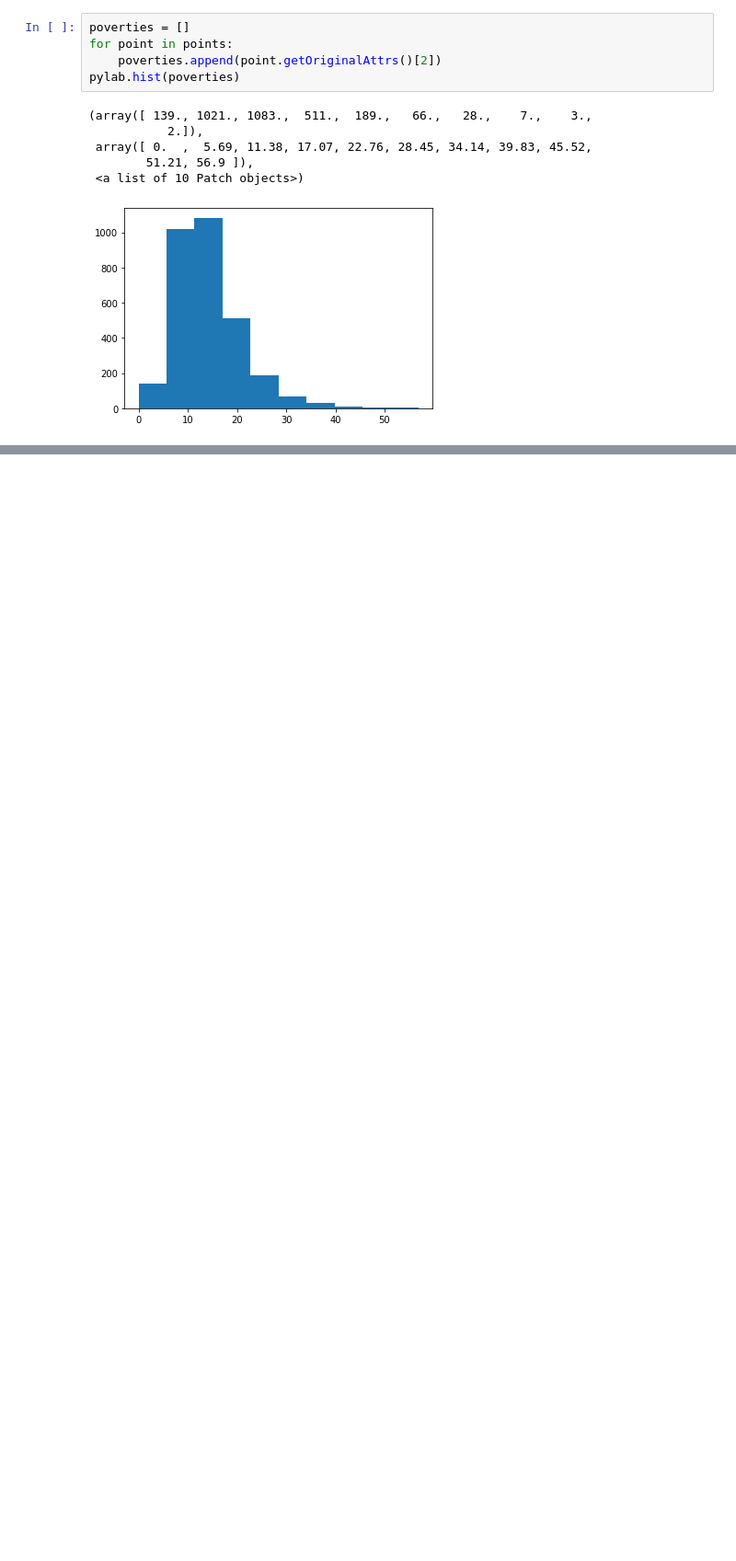
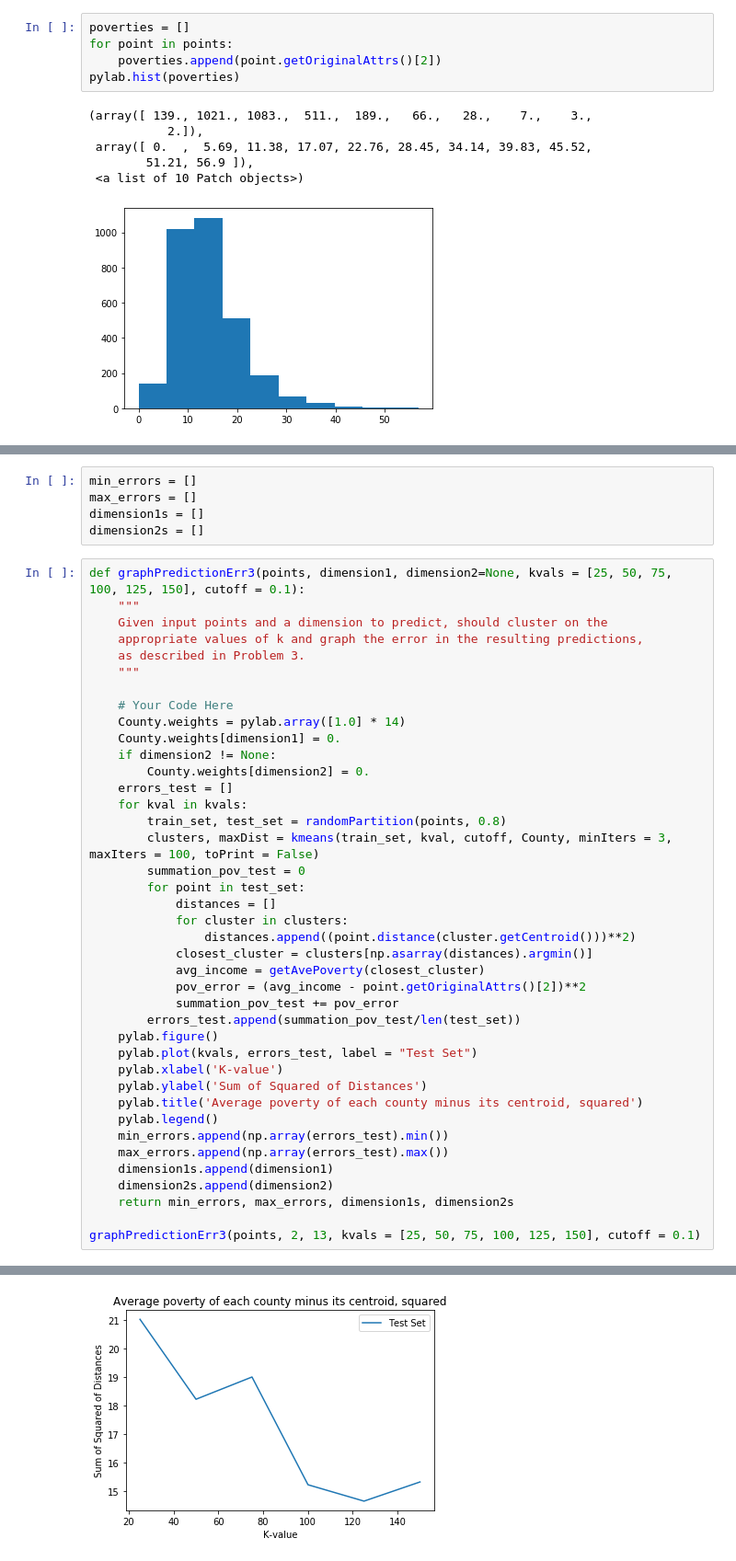
Before and after one commit to dashapyly/MIT-6.00SC-Introduction-to-Programming, a Jupyter notebook: problem_set_10_Clustering/problem_set_10_Clustering.ipynb, the cells around one changed output, grey strips where cells are left out. Shown: that part at 92% size. Drawn from its saved outputs; the diff is of its cells as text; blank space fills up the shorter version.

```diff
--- a/problem_set_10_Clustering/problem_set_10_Clustering.ipynb
+++ b/problem_set_10_Clustering/problem_set_10_Clustering.ipynb
@@ -532,0 +559,46 @@ print(points[0].getOriginalAttrs())
+# %%
+min_errors = []
+max_errors = []
+dimension1s = []
+dimension2s = []
+# %%
+def graphPredictionErr3(points, dimension1, dimension2=None, kvals = [25, 50, 75, 100, 125, 150], cutoff = 0.1):
+    """
+    Given input points and a dimension to predict, should cluster on the
+    appropriate values of k and graph the error in the resulting predictions,
+    as described in Problem 3.
+    """
+
+	# Your Code Here
+    County.weights = pylab.array([1.0] * 14)
+    County.weights[dimension1] = 0.
+    if dimension2 != None:
+        County.weights[dimension2] = 0.
+    errors_test = []
+    for kval in kvals:
+        train_set, test_set = randomPartition(points, 0.8)
+        clusters, maxDist = kmeans(train_set, kval, cutoff, County, minIters = 3, maxIters = 100, toPrint = False)
+        summation_pov_test = 0
+        for point in test_set:
+            distances = []
+            for cluster in clusters:
+                distances.append((point.distance(cluster.getCentroid()))**2)
+            closest_cluster = clusters[np.asarray(distances).argmin()]
+            avg_income = getAvePoverty(closest_cluster)
+            pov_error = (avg_income - point.getOriginalAttrs()[2])**2
+            summation_pov_test += pov_error
+        errors_test.append(summation_pov_test/len(test_set))
+    pylab.figure()
+    pylab.plot(kvals, errors_test, label = "Test Set")
+    pylab.xlabel('K-value')
+    pylab.ylabel('Sum of Squared of Distances')
+    pylab.title('Average poverty of each county minus its centroid, squared')
+    pylab.legend()
+    min_errors.append(np.array(errors_test).min())
+    max_errors.append(np.array(errors_test).max())
+    dimension1s.append(dimension1)
+    dimension2s.append(dimension2)
+    return min_errors, max_errors, dimension1s, dimension2s
+
+graphPredictionErr3(points, 2, 13, kvals = [25, 50, 75, 100, 125, 150], cutoff = 0.1)
+# %% [output]
@@ -532,0 +639 @@ print(points[0].getOriginalAttrs())
+[figure, added]
```
Also changed, not shown: parts of 13 cells of this notebook.
